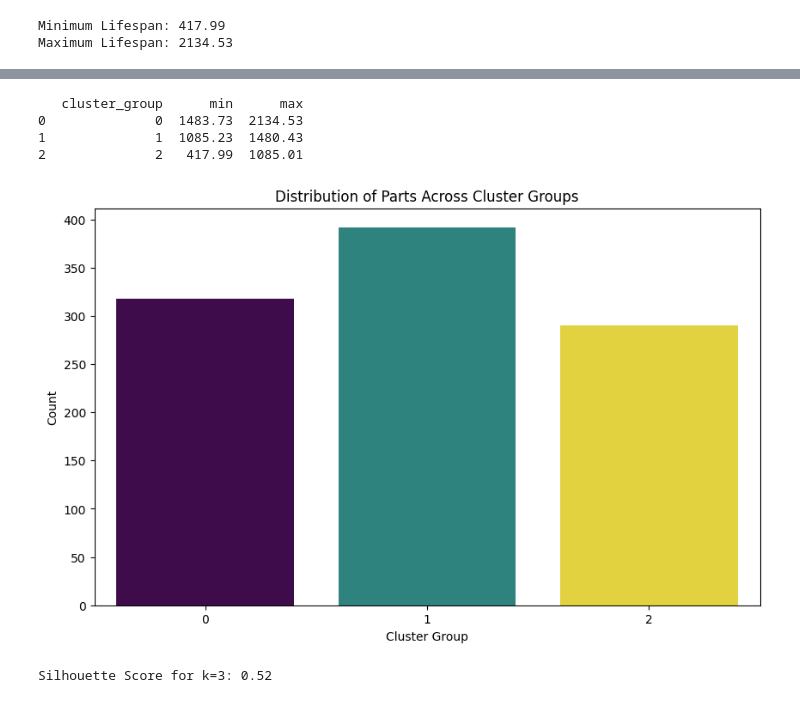
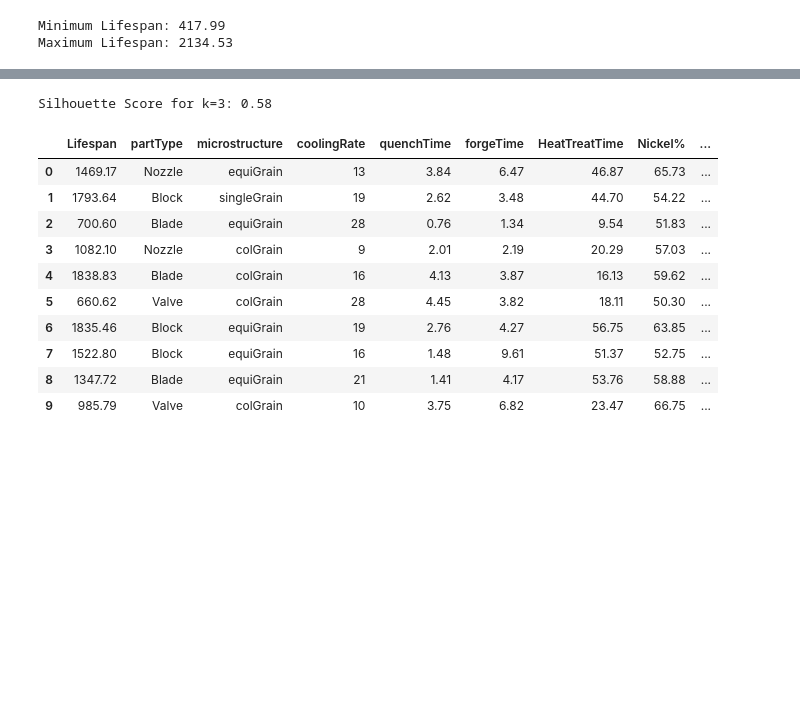
Before and after one commit to muhammedazhar/MSc-DataScience, a Jupyter notebook: COMP1801-ML/Coursework/Testing/Classification.ipynb, the cells around one changed output, grey strips where cells are left out. Saved outputs shown, nothing was run; the diff lists cells and outputs as text; code cells hidden in the pictures; blank space fills up the shorter version.

```diff
--- a/COMP1801-ML/Coursework/Testing/Classification.ipynb
+++ b/COMP1801-ML/Coursework/Testing/Classification.ipynb
@@ -82,17 +208,0 @@ Name: Lifespan, dtype: float64
-# %%
-# Creating a new column 'Lifetime' to classify parts based on quartiles
-conditions = [
-    (clf_df['Lifespan'] <= percentiles[0.25]),
-    (clf_df['Lifespan'] > percentiles[0.25]) & (clf_df['Lifespan'] <= percentiles[0.75]),
-    (clf_df['Lifespan'] > percentiles[0.75])
-]
-choices = ['Low', 'Medium', 'High']
-
-clf_df['Lifetime'] = pd.cut(clf_df['Lifespan'], bins=[-float('inf'), percentiles[0.25], percentiles[0.75], float('inf')], labels=choices)
-
-# Group by Lifetime and show min/max Lifespan for each group
-lifetime_stats = clf_df.groupby('Lifetime', observed=False)['Lifespan'].agg(['min', 'max'])
-print("Lifespan ranges for each group:")
-print(lifetime_stats)
-print("\nSample data:")
-print(clf_df[['Lifespan', 'Lifetime']].head())
@@ -171,30 +209,26 @@ plt.show()
-# %%
-kmeans = KMeans(n_clusters=elbow_k, random_state=42)
-clf_df['cluster_group'] = kmeans.fit_predict(X)
-# %%
-# Group the data by 'cluster_group' and aggregate to find the min and max Lifespan for each cluster
-cluster_ranges = clf_df.groupby('cluster_group')['Lifespan'].agg(['min', 'max']).reset_index()
-
-# Display the value ranges for each cluster
-print(cluster_ranges)
-# %% [output]
-   cluster_group      min      max
-0              0  1483.73  2134.53
-1              1  1085.23  1480.43
-2              2   417.99  1085.01
-# %%
-plt.figure(figsize=(10, 6))
-sns.countplot(x='cluster_group', data=clf_df, hue='cluster_group', palette='viridis', legend=False)
-plt.xlabel('Cluster Group')
-plt.ylabel('Count')
-plt.title('Distribution of Parts Across Cluster Groups')
-plt.show()
-# %% [output]
-[figure, removed]
-# %%
-from sklearn.metrics import silhouette_score
-
-silhouette_avg = silhouette_score(X, kmeans.labels_)
-print(f'Silhouette Score for k={elbow_k}: {silhouette_avg:.2f}')
-# %% [output]
-Silhouette Score for k=3: 0.52
+# %%
+# Cell 10: Calculate the silhouette score
+if len(acceptable_df['Lifetime'].unique()) > 1:
+    # Map Lifetime labels back to cluster numbers for silhouette score
+    label_to_cluster = {v: k for k, v in cluster_to_label.items()}
+    acceptable_clusters = acceptable_df['Lifetime'].map(label_to_cluster)
+    silhouette_avg = silhouette_score(X_acceptable, acceptable_clusters)
+    print(f'Silhouette Score for k={elbow_k}: {silhouette_avg:.2f}')
+else:
+    print("Cannot compute silhouette score with only one cluster.")
+# %% [output]
+Silhouette Score for k=3: 0.58
+# %%
+clf_df.head(10)
+# %% [output]
+|  | Lifespan | partType | microstructure | coolingRate | quenchTime | forgeTime | HeatTreatTime | Nickel% | ... |
+| 0 | 1469.17 | Nozzle | equiGrain | 13 | 3.84 | 6.47 | 46.87 | 65.73 | ... |
+| 1 | 1793.64 | Block | singleGrain | 19 | 2.62 | 3.48 | 44.70 | 54.22 | ... |
+| 2 | 700.60 | Blade | equiGrain | 28 | 0.76 | 1.34 | 9.54 | 51.83 | ... |
+| 3 | 1082.10 | Nozzle | colGrain | 9 | 2.01 | 2.19 | 20.29 | 57.03 | ... |
+| 4 | 1838.83 | Blade | colGrain | 16 | 4.13 | 3.87 | 16.13 | 59.62 | ... |
+| 5 | 660.62 | Valve | colGrain | 28 | 4.45 | 3.82 | 18.11 | 50.30 | ... |
+| 6 | 1835.46 | Block | equiGrain | 19 | 2.76 | 4.27 | 56.75 | 63.85 | ... |
+| 7 | 1522.80 | Block | equiGrain | 16 | 1.48 | 9.61 | 51.37 | 52.75 | ... |
+| 8 | 1347.72 | Blade | equiGrain | 21 | 1.41 | 4.17 | 53.76 | 58.88 | ... |
+| 9 | 985.79 | Valve | colGrain | 10 | 3.75 | 6.82 | 23.47 | 66.75 | ... |
```
Also changed, not shown: parts of 16 cells of this notebook, 3 other files.
